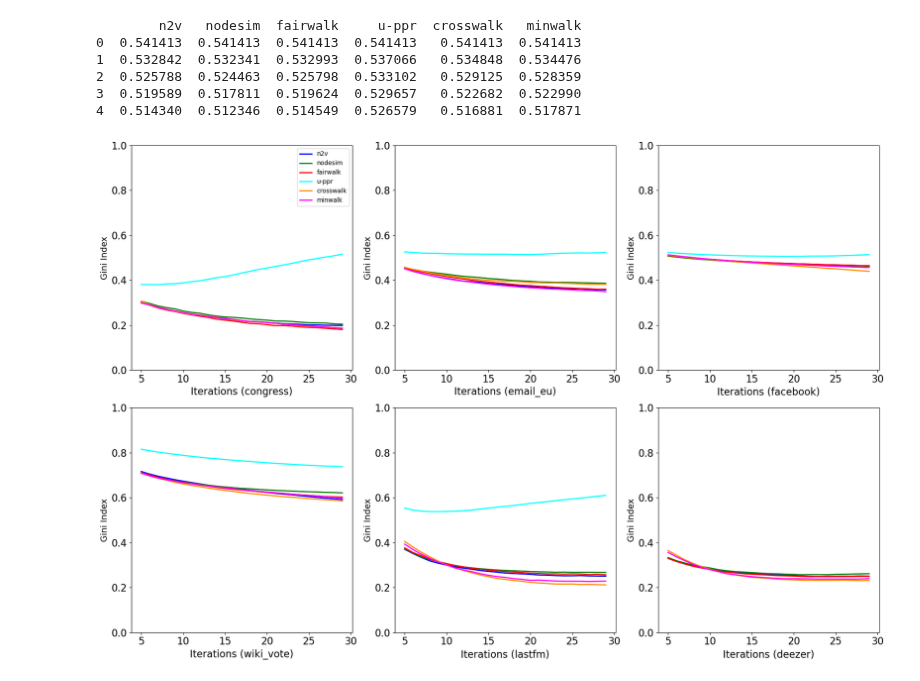
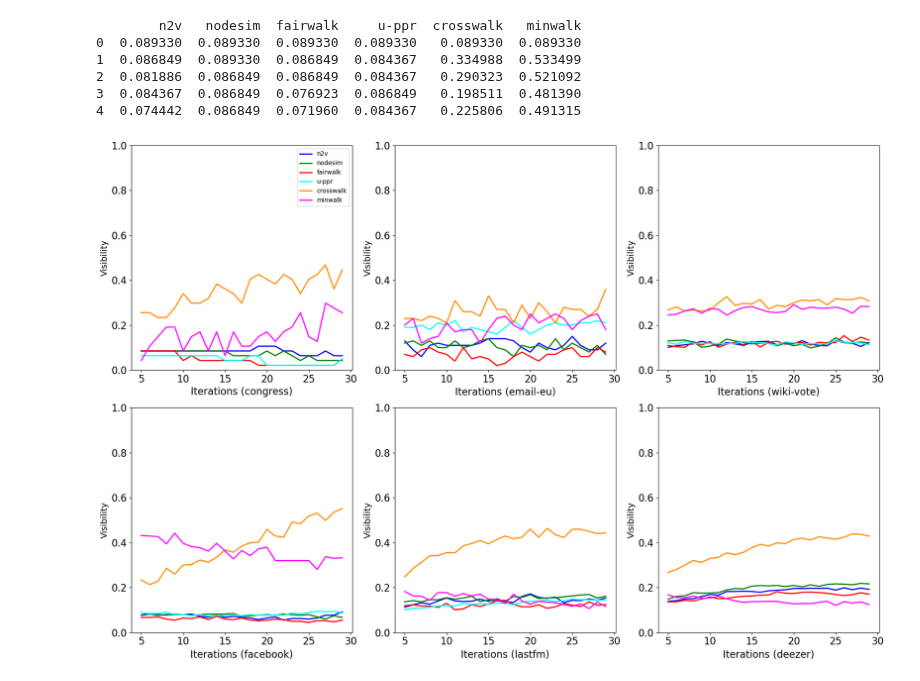
Before and after one commit to jasonTheDev/link-rec-evolution, a Jupyter notebook: data/charts01.ipynb, the cells around one changed output. Saved outputs shown, nothing was run; the diff lists cells and outputs as text; code cells hidden in the pictures.

```diff
--- a/data/charts01.ipynb
+++ b/data/charts01.ipynb
@@ -1,7 +1,7 @@
 # %%
 # Directory containing the files
 dir_path = '15percent'
-suff = 'gin'
+suff = 'vis'
 # %%
 import pandas as pd
 import os
@@ -109,33 +109,33 @@ def plot_suff(dataframes, dataset_names, ylabel='Visibility'):
 # %%
 congress_suff = combine_and_clean(directory_path=dir_path, datasetname = 'congress')
 email_eu_suff = combine_and_clean(directory_path=dir_path, datasetname = 'email_eu')
 wiki_vote_suff = combine_and_clean(directory_path=dir_path, datasetname = 'wiki_vote')
 facebook_suff = combine_and_clean(directory_path=dir_path, datasetname = 'facebook')
 lastfm_suff = combine_and_clean(directory_path=dir_path, datasetname = 'lastfm')
 deezer_suff = combine_and_clean(directory_path=dir_path, datasetname = 'deezer')
 
 
-dataframes = [congress_suff, email_eu_suff, facebook_suff,
-              wiki_vote_suff, lastfm_suff, deezer_suff]
+dataframes = [congress_suff, email_eu_suff, wiki_vote_suff,
+              facebook_suff, lastfm_suff, deezer_suff]
 
 # Dataset names in order
-dataset_names = ['congress', 'email_eu', 'facebook', 'wiki_vote', 'lastfm', 'deezer']
+dataset_names = ['congress', 'email-eu', 'wiki-vote', 'facebook', 'lastfm', 'deezer']
 
 print(facebook_suff.head())
 
 if suff == 'vis':
     plot_suff(dataframes, dataset_names, ylabel='Visibility')
 
 if suff == 'gin':
     plot_suff(dataframes, dataset_names, ylabel='Gini Index')
 
 if suff == 'clu':
     plot_suff(dataframes, dataset_names, ylabel='Clustering Coefficient')
 # %% [output]
         n2v   nodesim  fairwalk     u-ppr  crosswalk   minwalk
-0  0.541413  0.541413  0.541413  0.541413   0.541413  0.541413
-1  0.532842  0.532341  0.532993  0.537066   0.534848  0.534476
-2  0.525788  0.524463  0.525798  0.533102   0.529125  0.528359
-3  0.519589  0.517811  0.519624  0.529657   0.522682  0.522990
-4  0.514340  0.512346  0.514549  0.526579   0.516881  0.517871
+0  0.089330  0.089330  0.089330  0.089330   0.089330  0.089330
+1  0.086849  0.089330  0.086849  0.084367   0.334988  0.533499
+2  0.081886  0.086849  0.086849  0.084367   0.290323  0.521092
+3  0.084367  0.086849  0.076923  0.086849   0.198511  0.481390
+4  0.074442  0.086849  0.071960  0.084367   0.225806  0.491315
-[figure, old version]
+[figure, new version]
```
Also changed, not shown: 15 other files.
